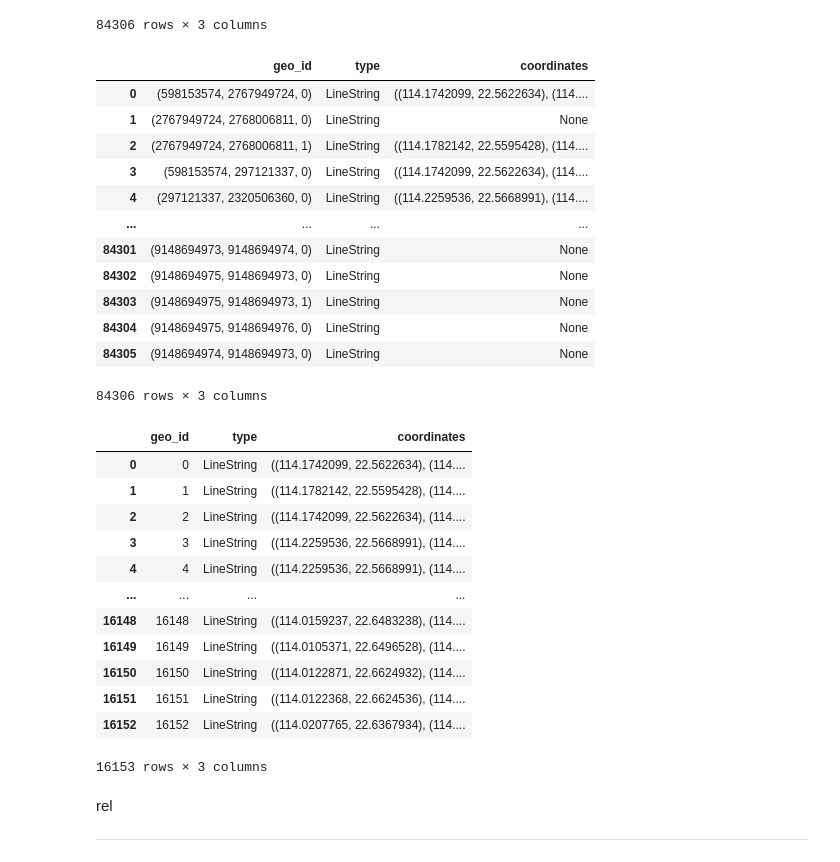
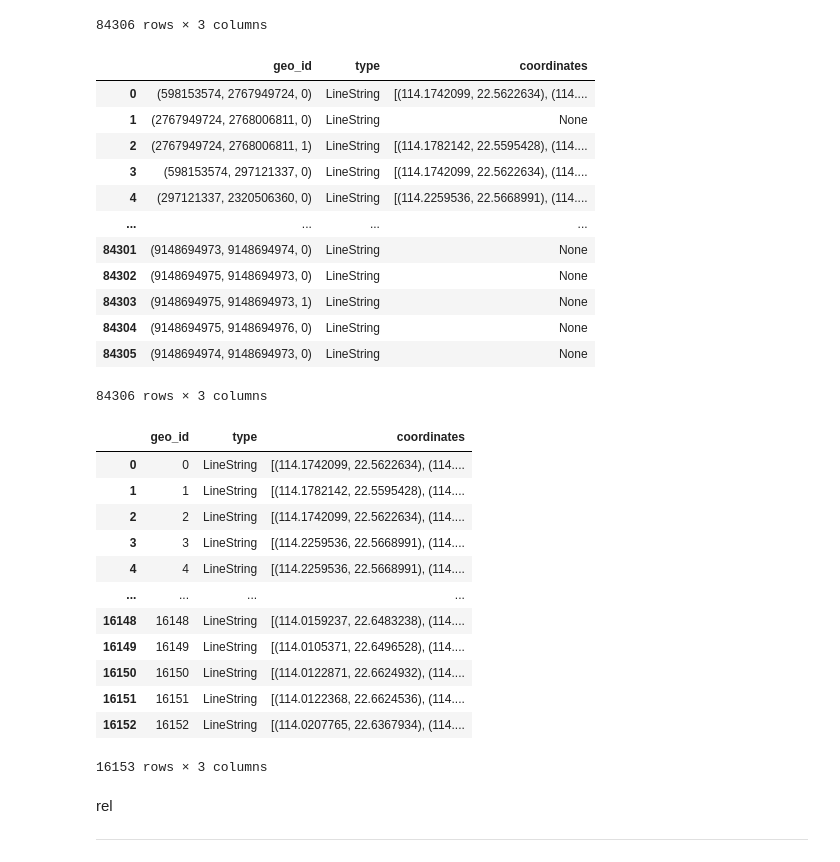
Before and after one commit to XDZhelheim/TrafficFlowModel, a Jupyter notebook: data_process/convert_atom.ipynb, the cells around one changed output. Cells and saved outputs as stored; diff of their text form; code cells hidden in the pictures.

```diff
--- a/data_process/convert_atom.ipynb
+++ b/data_process/convert_atom.ipynb
@@ -63,35 +63,35 @@ df_roads
 # %%
 highway_types=["motorway", "trunk", "primary", "secondary", "motorway_link", "trunk_link", "primary_link", "secondary_link"]
 def get_coords(row):
     road=row["geo_id"]
 
     road_data_dict=sz_graph_drive.get_edge_data(road[0], road[1])[road[2]]
 
     if isinstance(road_data_dict["highway"], list):
         for road_type in road_data_dict["highway"]:
             if road_type not in highway_types:
                 return row
     elif isinstance(road_data_dict["highway"], str):
         if road_data_dict["highway"] not in highway_types:
             return row
 
     if "geometry" not in road_data_dict:
         return row
 
-    row["coordinates"]=road_data_dict["geometry"].coords
+    row["coordinates"]=list(road_data_dict["geometry"].coords)
 
     return row
 
 df_roads=df_roads.apply(get_coords, axis=1)
 
 df_roads
 # %% [output]
 |  | geo_id | type | coordinates |
-| 0 | (598153574, 2767949724, 0) | LineString | ((114.1742099, 22.5622634), (114.... |
+| 0 | (598153574, 2767949724, 0) | LineString | [(114.1742099, 22.5622634), (114.... |
 | 1 | (2767949724, 2768006811, 0) | LineString | None |
-| 2 | (2767949724, 2768006811, 1) | LineString | ((114.1782142, 22.5595428), (114.... |
-| 3 | (598153574, 297121337, 0) | LineString | ((114.1742099, 22.5622634), (114.... |
-| 4 | (297121337, 2320506360, 0) | LineString | ((114.2259536, 22.5668991), (114.... |
+| 2 | (2767949724, 2768006811, 1) | LineString | [(114.1782142, 22.5595428), (114.... |
+| 3 | (598153574, 297121337, 0) | LineString | [(114.1742099, 22.5622634), (114.... |
+| 4 | (297121337, 2320506360, 0) | LineString | [(114.2259536, 22.5668991), (114.... |
 | ... | ... | ... | ... |
 | 84301 | (9148694973, 9148694974, 0) | LineString | None |
 | 84302 | (9148694975, 9148694973, 0) | LineString | None |
@@ -107,17 +107,17 @@ df_roads["geo_id"]=df_roads.index
 df_roads
 # %% [output]
 |  | geo_id | type | coordinates |
-| 0 | 0 | LineString | ((114.1742099, 22.5622634), (114.... |
-| 1 | 1 | LineString | ((114.1782142, 22.5595428), (114.... |
-| 2 | 2 | LineString | ((114.1742099, 22.5622634), (114.... |
-| 3 | 3 | LineString | ((114.2259536, 22.5668991), (114.... |
-| 4 | 4 | LineString | ((114.2259536, 22.5668991), (114.... |
+| 0 | 0 | LineString | [(114.1742099, 22.5622634), (114.... |
+| 1 | 1 | LineString | [(114.1782142, 22.5595428), (114.... |
+| 2 | 2 | LineString | [(114.1742099, 22.5622634), (114.... |
+| 3 | 3 | LineString | [(114.2259536, 22.5668991), (114.... |
+| 4 | 4 | LineString | [(114.2259536, 22.5668991), (114.... |
 | ... | ... | ... | ... |
-| 16148 | 16148 | LineString | ((114.0159237, 22.6483238), (114.... |
-| 16149 | 16149 | LineString | ((114.0105371, 22.6496528), (114.... |
-| 16150 | 16150 | LineString | ((114.0122871, 22.6624932), (114.... |
-| 16151 | 16151 | LineString | ((114.0122368, 22.6624536), (114.... |
-| 16152 | 16152 | LineString | ((114.0207765, 22.6367934), (114.... |
+| 16148 | 16148 | LineString | [(114.0159237, 22.6483238), (114.... |
+| 16149 | 16149 | LineString | [(114.0105371, 22.6496528), (114.... |
+| 16150 | 16150 | LineString | [(114.0122871, 22.6624932), (114.... |
+| 16151 | 16151 | LineString | [(114.0122368, 22.6624536), (114.... |
+| 16152 | 16152 | LineString | [(114.0207765, 22.6367934), (114.... |
 16153 rows × 3 columns
 # %%
 # df_roads.to_csv("../data/libcity_atom/sz_taxi.geo", index=False)
```
Also changed, not shown: parts of 6 cells of this notebook.
